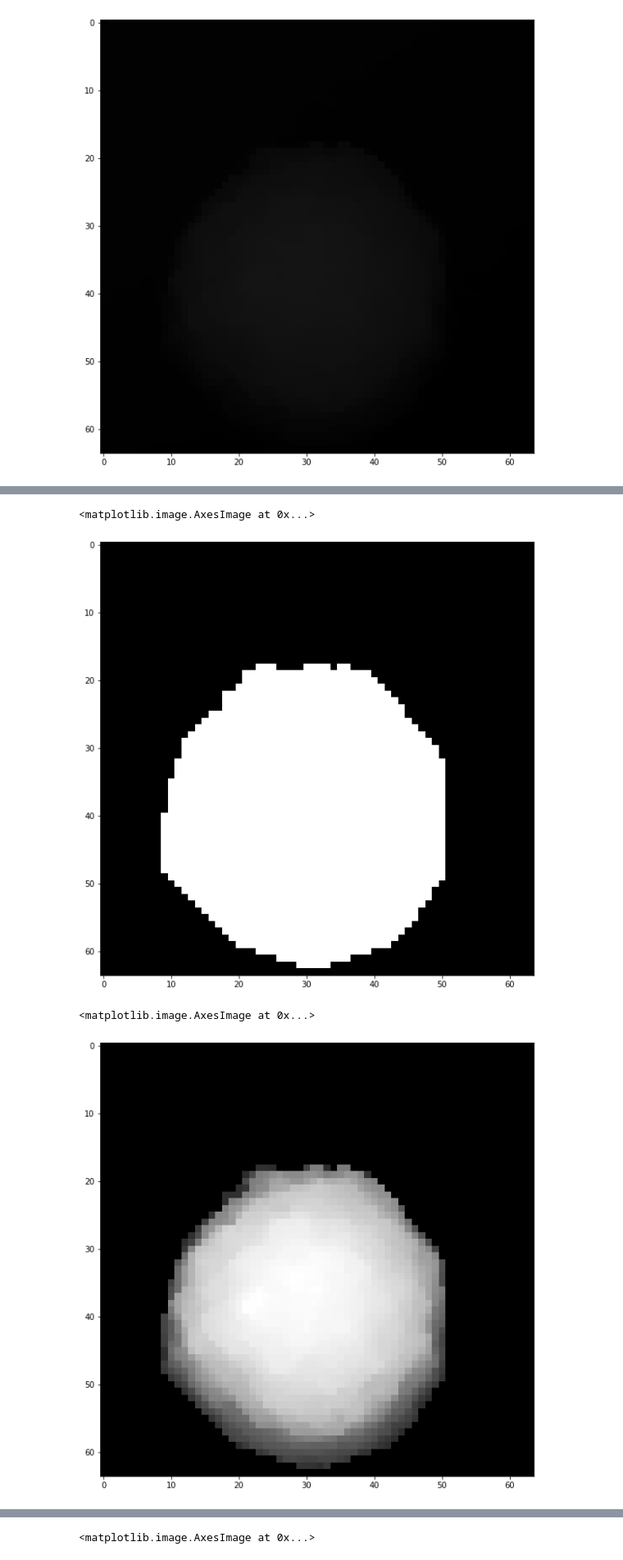
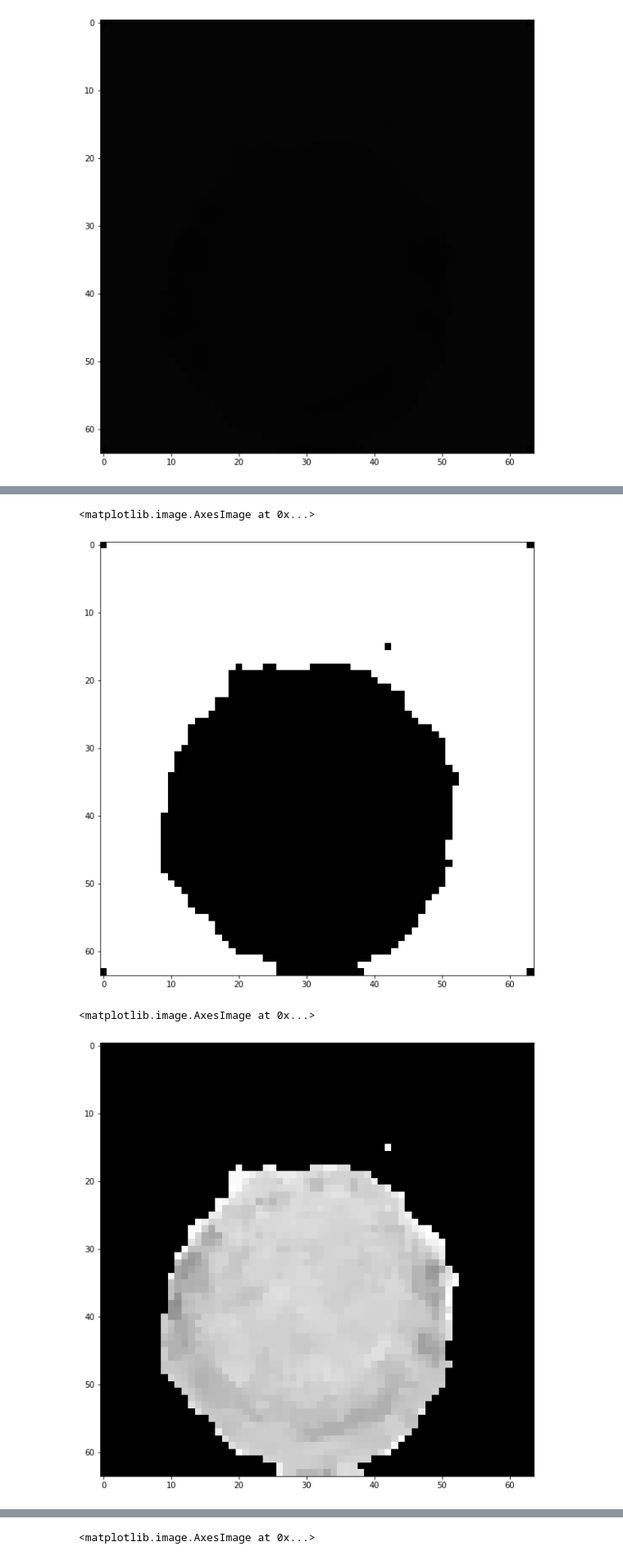
Before and after one commit to CENTURI-Hackathon-2022/project-corima, a Jupyter notebook: jure.ipynb, the cells around one changed output, grey strips where cells are left out. Shown at 82% size. Drawn from its saved outputs; the diff is of its cells as text; code cells hidden in the pictures.

```diff
--- a/jure.ipynb
+++ b/jure.ipynb
@@ -26,7 +26,7 @@ img_path = os.getcwd() + '/monocytes/'
 # %%
 # Getting metadata
 
-image = Image.open(img_path + 'topo_20220107_Exp2Cell8map-data-2022.01.07-16.34.34.510_processed-2022.01.10-12.38.51.tif')
+image = Image.open(img_path + 'YM_20220107_Exp2Cell8map-data-2022.01.07-16.34.34.510_processed-2022.01.10-12.38.51.tif')
 exifdata = image.getexif()
 for tag_id in exifdata:
     # get the tag name, instead of human unreadable tag id
@@ -89,5 +94,5 @@ plt.hist(image_np.flatten(), 100);
 # %%
-thr = 3 # based on the histogram
+thr = 5 # based on the histogram
 plt.hist(image_np.flatten(), 100);
 plt.axvline(thr, c='C1')
 # %% [output]
@@ -99,16 +104,16 @@ plt.figure(figsize=(10,10))
 plt.imshow(image_np>thr, cmap='Greys_r')
 # %% [output]
 <matplotlib.image.AxesImage at 0x...>
-[figure, old version]
+[figure, new version]
 # %%
 # extracting only the cell
 image_np_ext = image_np.copy()
-image_np_ext[image_np_ext<thr] = 0
+image_np_ext[image_np_ext>thr] = 0
 plt.figure(figsize=(10,10))
 plt.imshow(image_np_ext, cmap='Greys_r')
 # %% [output]
 <matplotlib.image.AxesImage at 0x...>
-[figure, old version]
+[figure, new version]
 # %%
 plt.hist(image_np_ext.flatten()[image_np_ext.flatten()!=0])
 # %% [output]
```
Also changed, not shown: parts of 5 cells of this notebook, 1 other file.
